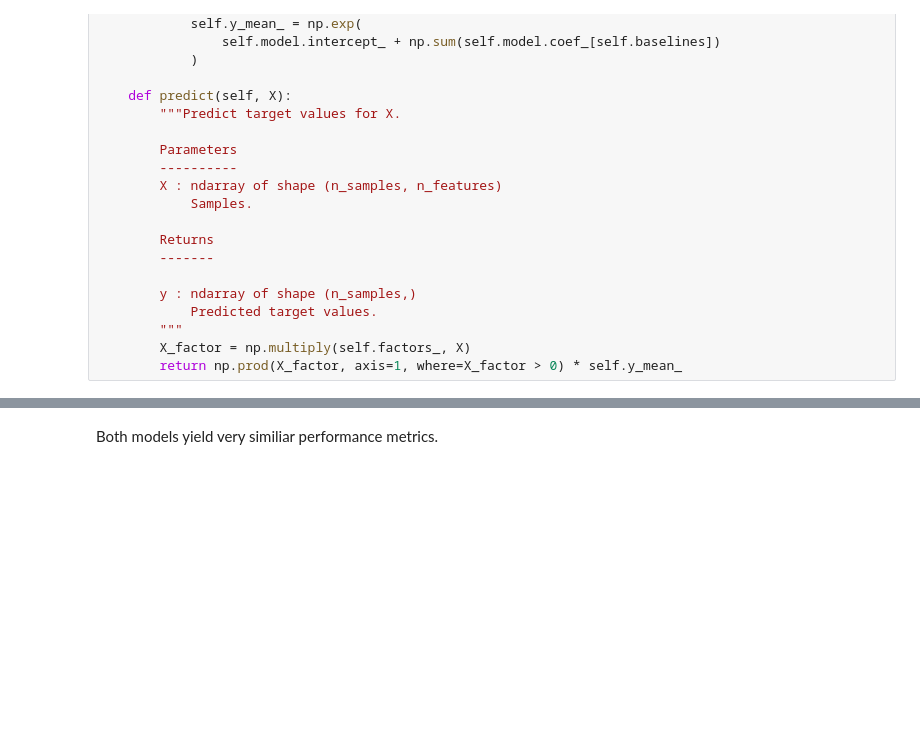
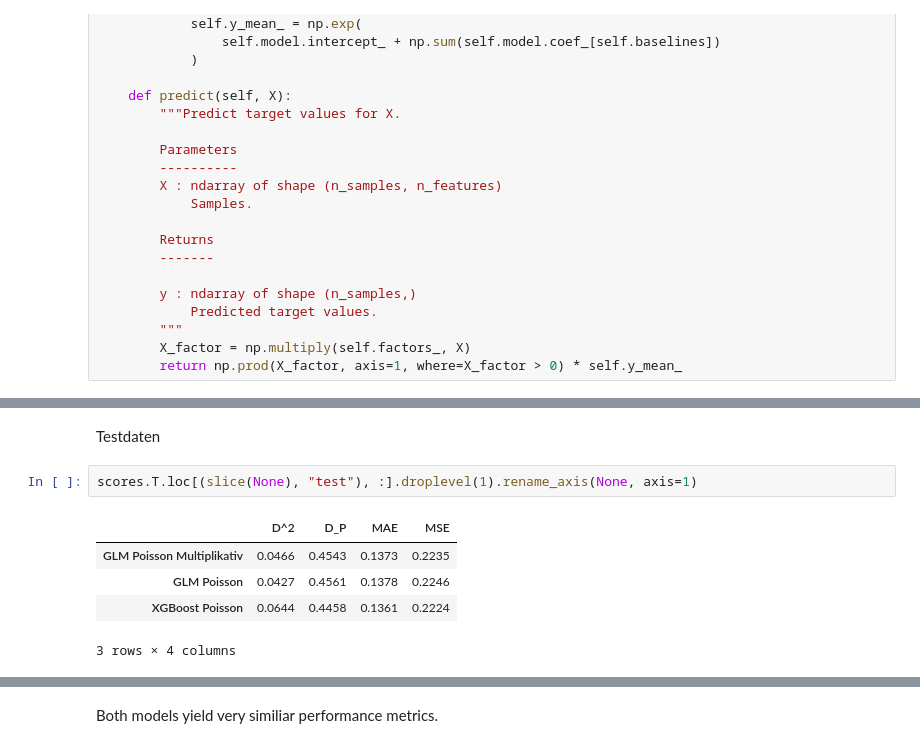
Before and after one commit to Diadochokinetic/fremtpl, a Jupyter notebook: Risikomodellierung in der Schadenversicherung mit Python.ipynb, the cells around one changed output, grey strips where cells are left out. Drawn from its saved outputs; the diff is of its cells as text; blank space fills up the shorter version.

```diff
--- a/Risikomodellierung in der Schadenversicherung mit Python.ipynb
+++ b/Risikomodellierung in der Schadenversicherung mit Python.ipynb
@@ -976,0 +1161,10 @@ display(scores.T.loc[(slice(None), "test"), :])
+# %% [markdown]
+Testdaten
+# %%
+scores.T.loc[(slice(None), "test"), :].droplevel(1).rename_axis(None, axis=1)
+# %% [output]
+|  | D^2 | D_P | MAE | MSE |
+| GLM Poisson Multiplikativ | 0.0466 | 0.4543 | 0.1373 | 0.2235 |
+| GLM Poisson | 0.0427 | 0.4561 | 0.1378 | 0.2246 |
+| XGBoost Poisson | 0.0644 | 0.4458 | 0.1361 | 0.2224 |
+3 rows × 4 columns
```
Also changed, not shown: parts of 36 cells of this notebook.
